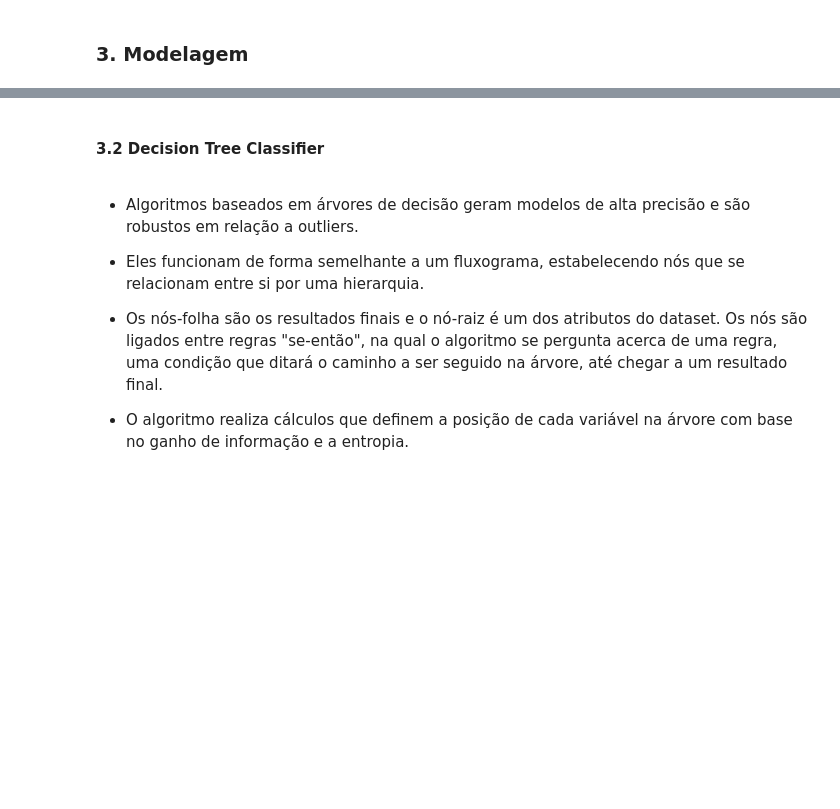
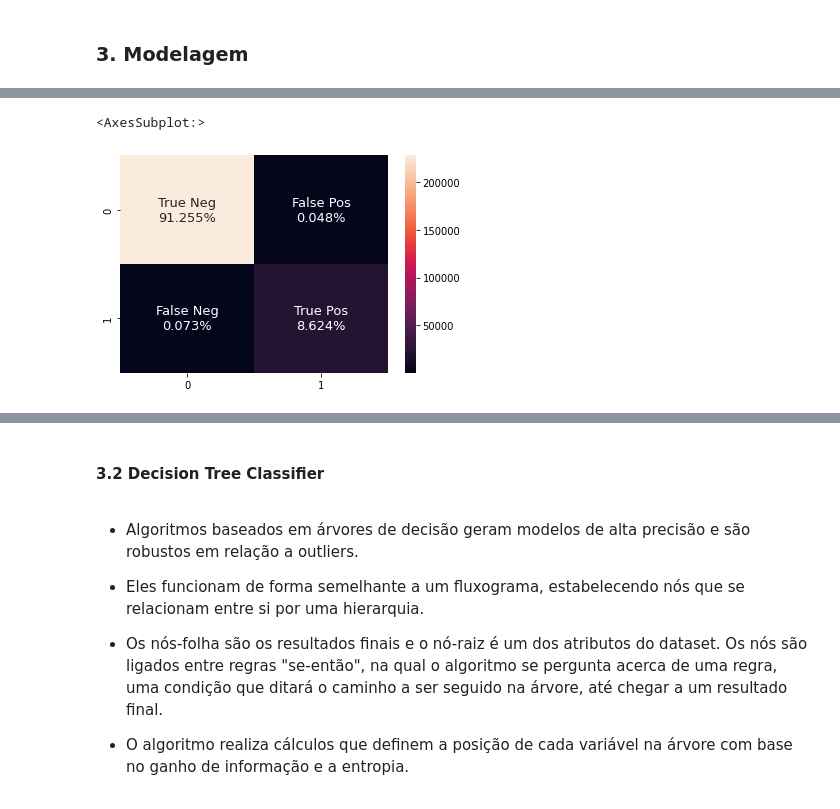
Before and after one commit to eusobergsu/credit_card_fraud, a Jupyter notebook: credit_card.ipynb, the cells around one changed output, grey strips where cells are left out. Drawn from its saved outputs; the diff is of its cells as text; code cells hidden in the pictures; blank space fills up the shorter version.

```diff
--- a/credit_card.ipynb
+++ b/credit_card.ipynb
@@ -168,0 +357,6 @@ X_train, X_test, y_train, y_test = train_test_split(X, y, random_state=42)
+# %%
+def knn_best(X_train, y_train,X_test):
+    knn = KNeighborsClassifier(n_neighbors = best_k)
+    knn.fit(X_train, y_train)
+    y_pred = knn.predict(X_test)
+    return y_pred
@@ -168,0 +383,11 @@ X_train, X_test, y_train, y_test = train_test_split(X, y, random_state=42)
+# %%
+groups = ['True Neg','False Pos','False Neg','True Pos']
+percentage_values = ['{0:.3%}'.format(value) for value in cm_knn.flatten() / np.sum(cm_knn)]
+
+labels = [f"{a}\n{b}" for a, b in zip(groups, percentage_values)]
+labels = np.asarray(labels).reshape(2,2)
+
+sns.heatmap(cm_knn, annot=labels, annot_kws={'fontsize':13}, fmt='')
+# %% [output]
+<AxesSubplot:>
+[figure, added]
```
Also changed, not shown: parts of 36 cells of this notebook.
